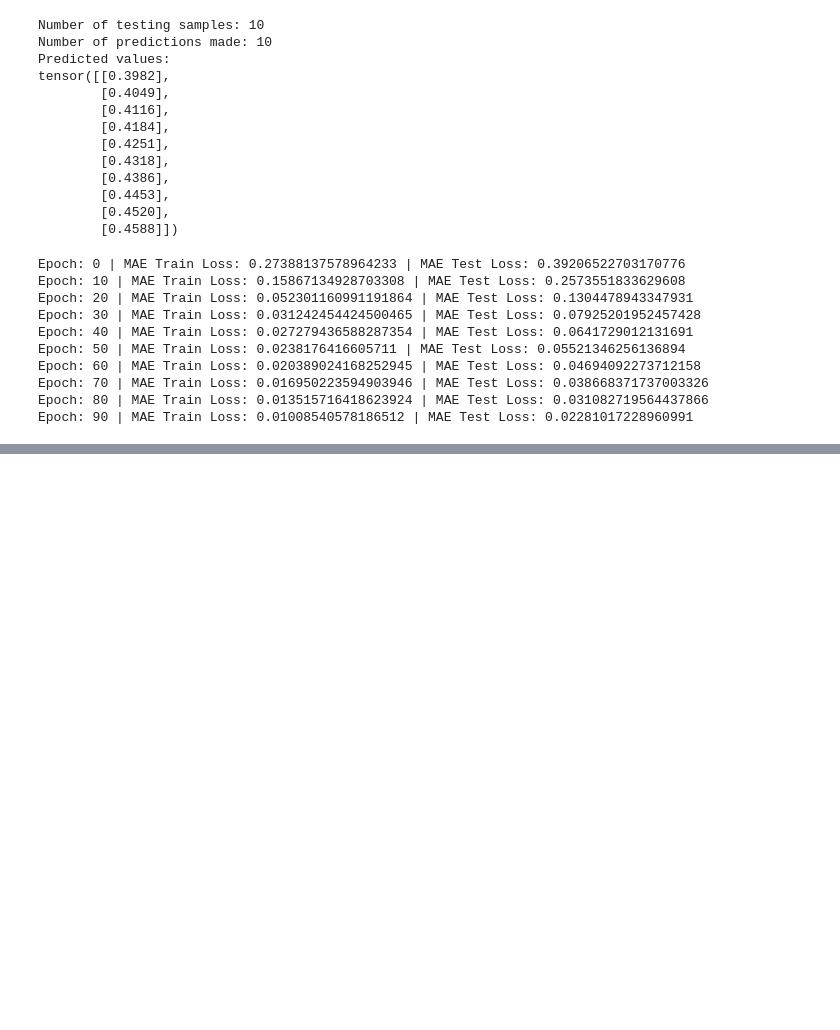
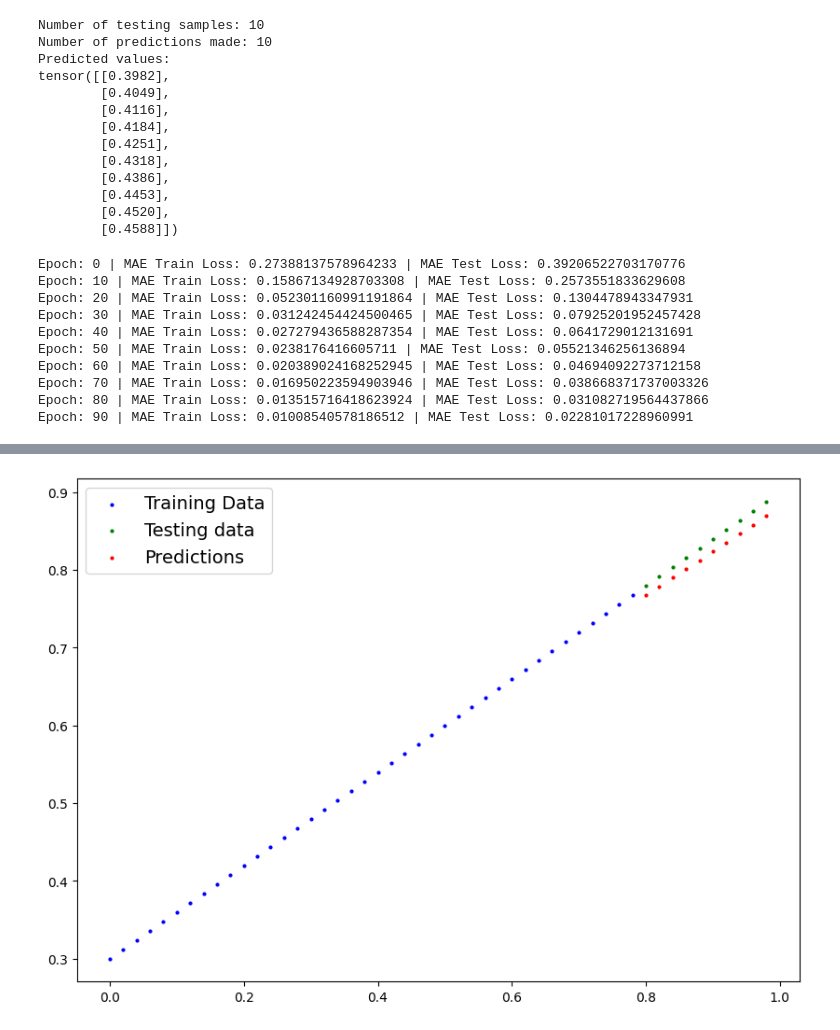
Before and after one commit to tanvircr7/meh, a Jupyter notebook: 01_PyTorch_Workflow_Video.ipynb, the cells around one changed output, grey strips where cells are left out. Cells and saved outputs as stored; diff of their text form; code cells hidden in the pictures; blank space fills up the shorter version.

```diff
--- a/01_PyTorch_Workflow_Video.ipynb
+++ b/01_PyTorch_Workflow_Video.ipynb
@@ -247,0 +270,3 @@ Epoch: 90 | MAE Train Loss: 0.01008540578186512 | MAE Test Loss: 0.0228101722896
+# %%
+with torch.inference_mode() :
+  Y_preds_new = model_0(X_test)
@@ -247,0 +277,4 @@ Epoch: 90 | MAE Train Loss: 0.01008540578186512 | MAE Test Loss: 0.0228101722896
+# %%
+plot_predictions(predictions=Y_preds_new)
+# %% [output]
+[figure, added]
```
Also changed, not shown: parts of 3 cells of this notebook.
